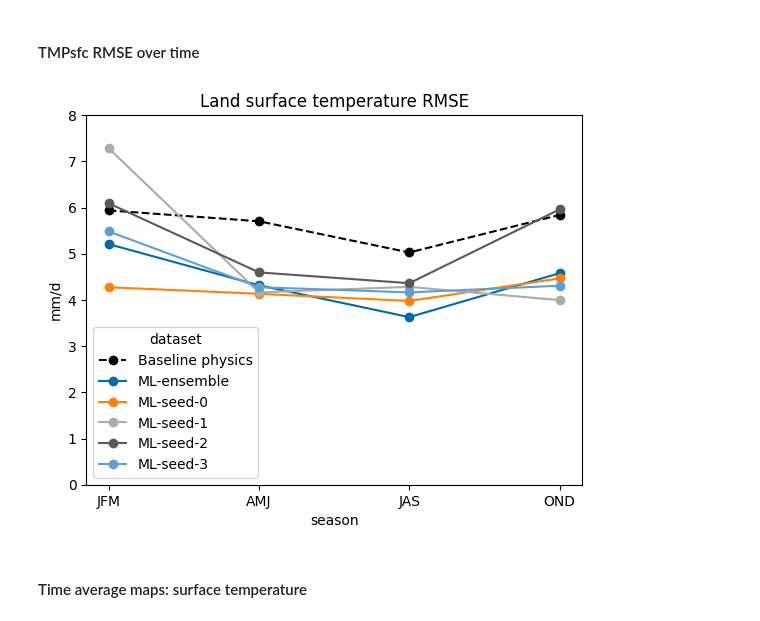
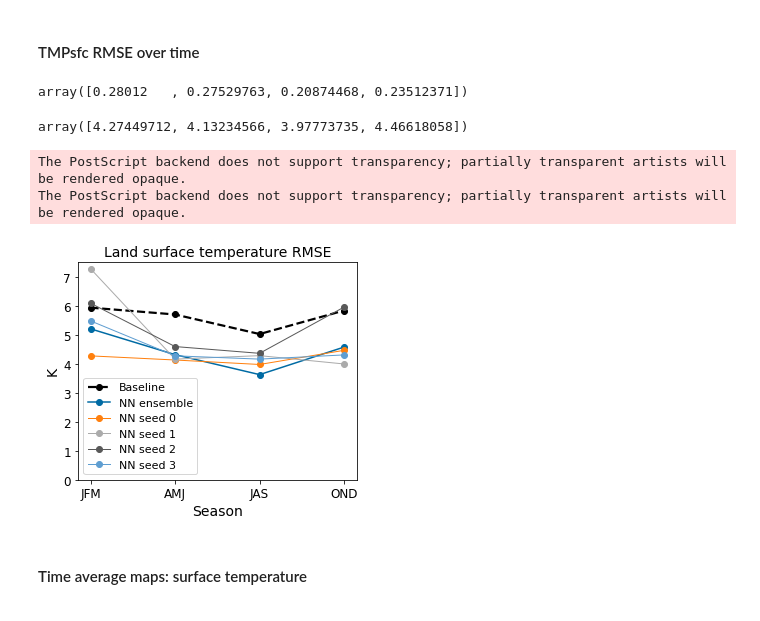
Before and after one commit to ai2cm/nudge-to-3km-PIRE-1yr-workflow, a Jupyter notebook: notebooks/prognostic_tsfc_precip.ipynb, the cells around one changed output. Saved outputs shown, nothing was run; the diff lists cells and outputs as text; code cells hidden in the pictures.

```diff
--- a/notebooks/prognostic_tsfc_precip.ipynb
+++ b/notebooks/prognostic_tsfc_precip.ipynb
@@ -96,27 +96,27 @@ rundirs = [
 
   {
     "url": "gs://vcm-ml-experiments/n2f-pire-sfc-updates/2022-01-10/baseline-seaice-prescribed/fv3gfs_run",
-    "name": "Baseline physics"
+    "name": "Baseline"
   },
     {
         "url": "gs://vcm-ml-experiments/n2f-pire-stable-ml/2022-07-09/decrease-rad-lr-updated-rad-flux-ensemble/fv3gfs_run",
-        "name": "ML-ensemble"
+        "name": "NN ensemble"
     },
   {
     "url": "gs://vcm-ml-experiments/n2f-pire-stable-ml/2022-07-08/decrease-rad-lr-updated-rad-flux-seed-0/fv3gfs_run",
-    "name": "ML-seed-0"
+    "name": "NN seed 0"
   },
   {
     "url": "gs://vcm-ml-experiments/n2f-pire-stable-ml/2022-07-08/decrease-rad-lr-updated-rad-flux-seed-1/fv3gfs_run",
-    "name": "ML-seed-1"
+    "name": "NN seed 1"
   },
       {
     "url": "gs://vcm-ml-experiments/n2f-pire-stable-ml/2022-07-08/decrease-rad-lr-updated-rad-flux-seed-2/fv3gfs_run",
-    "name": "ML-seed-2"
+    "name": "NN seed 2"
   },
       {
     "url": "gs://vcm-ml-experiments/n2f-pire-stable-ml/2022-07-08/decrease-rad-lr-updated-rad-flux-seed-3/fv3gfs_run",
-    "name": "ML-seed-3"
+    "name": "NN seed 3"
   },
 ]
 # %%
@@ -260,6 +260,8 @@ for domain in [  "land" ]:
 Tsfc RMSE improvement, land: 6 - 26 %
 # %% [markdown]
 #### Land precip  RMSE over time
+# %%
+fsize=14
 # %%
 precip_seasonal_bias =  seasonal_avg(merged["land_precip_mm_d"] - sfc_verif["land_precip_mm_d"]).load()
 precip_seasonal_rms_land = var_rms(precip_seasonal_bias, grid.area.where(slmsk["land_sea_mask"]==1.))
@@ -284,22 +321,63 @@ plt.savefig("figures/png/prognostic_seasonal_land_precip_rmse.png", dpi=200)
 # %%
 tsfc_seasonal_bias =  seasonal_avg(merged_sfc["surface_temperature"] - sfc_verif["tsfc_coarse"]).load()
 tsfc_seasonal_rms_land = var_rms(tsfc_seasonal_bias.where(slmsk["land_sea_mask"]==1.), grid.area.where(slmsk["land_sea_mask"]==1.))
+# %%
+(tsfc_seasonal_rms_land.sel(dataset="Baseline").values - tsfc_seasonal_rms_land.sel(dataset=f"NN seed 0").values) \
+/tsfc_seasonal_rms_land.sel(dataset="Baseline").values
+# %% [output]
+array([0.28012   , 0.27529763, 0.20874468, 0.23512371])
+# %%
+tsfc_seasonal_rms_land.sel(dataset=f"NN seed 0").values
+# %% [output]
+array([4.27449712, 4.13234566, 3.97773735, 4.46618058])
 # %%
-fig = plt.figure()
+fig = plt.figure(figsize=(5,4))
+
 ax = plt.gca()
 
 ax.set_prop_cycle(custom_cycler)
 tsfc_seasonal_rms_land = tsfc_seasonal_rms_land.assign_coords({"season": [str(v) for v in tsfc_seasonal_rms_land.season.values]})
-tsfc_seasonal_rms_land.plot(hue="dataset", marker='o')
-plt.ylabel("mm/d")
-plt.title("Land surface temperature RMSE")
-#plt.legend(loc = "lower right")
-plt.ylim(0, 8)
+
+
+
+plt.plot(
+    tsfc_seasonal_rms_land.season.values,
+    tsfc_seasonal_rms_land.sel(dataset="Baseline").values,
+    linewidth=2.2,
+    marker='o',
+    label="Baseline"
+)
+plt.plot(
+    tsfc_seasonal_rms_land.season.values,
+    tsfc_seasonal_rms_land.sel(dataset="NN ensemble").values,
+    label="NN ensemble",
+    marker='o'
+)
+
+for i in range(4):
+    plt.plot(
+        tsfc_seasonal_rms_land.season.values,
+        tsfc_seasonal_rms_land.sel(dataset=f"NN seed {i}").values,
+        label=f"NN seed {i}",
+        linewidth=1,
+        marker='o'
+    )
+
+plt.xlabel("Season", fontsize=fsize)
+plt.ylabel("K", fontsize=fsize)
+plt.title("Land surface temperature RMSE", fontsize=fsize)
+plt.legend(loc = "lower left", fontsize=11)
+plt.tick_params(axis='both', labelsize=12)
+
+plt.ylim(0, 7.5)
 
 plt.savefig("figures/pdf/prognostic_seasonal_land_tsfc_rmse.pdf", dpi=200)
 plt.savefig("figures/png/prognostic_seasonal_land_tsfc_rmse.png", dpi=200)
+plt.savefig("figures/eps/prognostic_seasonal_land_tsfc_rmse.eps", format="eps", bbox_inches="tight")
 # %% [output]
+The PostScript backend does not support transparency; partially transparent artists will be rendered opaque.
+The PostScript backend does not support transparency; partially transparent artists will be rendered opaque.
-[figure, old version]
+[figure, new version]
 # %% [markdown]
 #### Time average maps: surface temperature
 # %%
```
Also changed, not shown: parts of 18 cells of this notebook, 5 other files.
